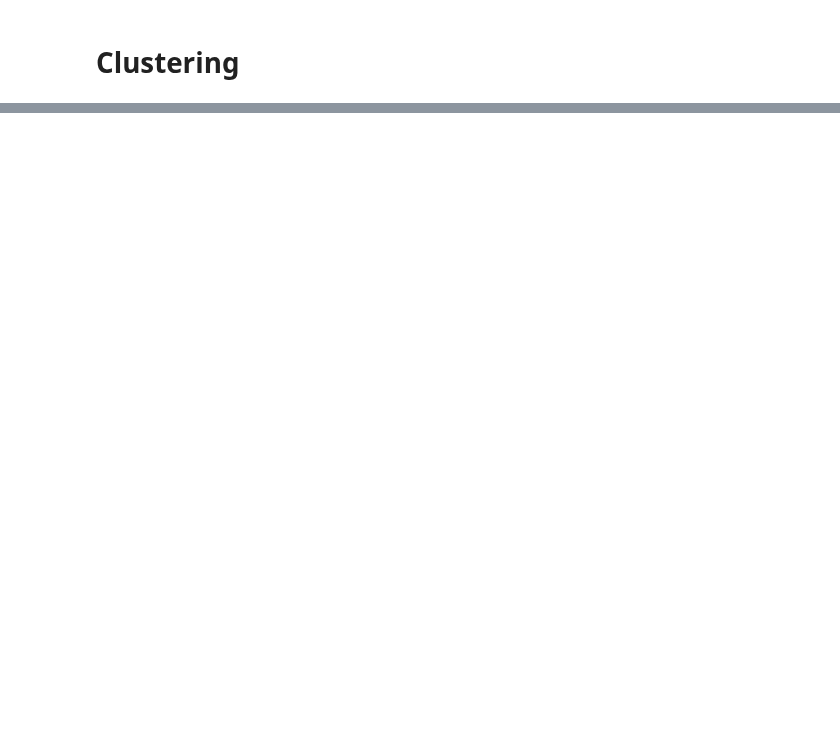
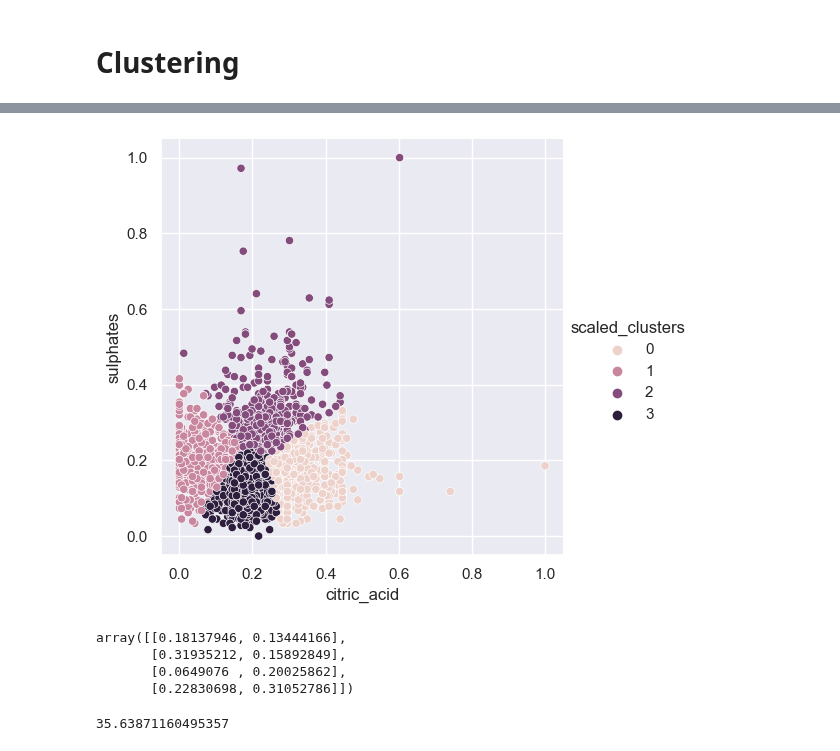
Before and after one commit to wine-clustering-project/wine-cluster, a Jupyter notebook: E_workbook.ipynb, the cells around one changed output, grey strips where cells are left out. Cells and saved outputs as stored; diff of their text form; code cells hidden in the pictures; blank space fills up the shorter version.

```diff
--- a/E_workbook.ipynb
+++ b/E_workbook.ipynb
@@ -391,0 +239,4 @@ Validate/Out-of-Sample:  0.91
+# %%
+kmeans_scale= KMeans(n_clusters=4, random_state = 7)
+
+kmeans_scale.fit(X[['citric_acid', 'sulphates']])
@@ -391,0 +245,4 @@ Validate/Out-of-Sample:  0.91
+# %%
+X['scaled_cluster']= kmeans_scale.predict(f[['citric_acid', 'sulphates']])
+# %%
+X['quality']= df['quality']
@@ -391,0 +258,25 @@ Validate/Out-of-Sample:  0.91
+# %%
+def cluster_relplot(df, f1, f2):
+
+    sns.set(style="darkgrid")
+
+    X = clustering(df, f1, f2)
+
+    sns.relplot(data = X, x = f1, y = f2, hue = 'scaled_cluster')
+
+    return plt.show()
+# %%
+cluster_relplot(train, 'citric_acid', 'sulphates')
+# %% [output]
+[figure, added]
+# %%
+kmeans_scale.cluster_centers_
+# %% [output]
+array([[0.18137946, 0.13444166],
+       [0.31935212, 0.15892849],
+       [0.0649076 , 0.20025862],
+       [0.22830698, 0.31052786]])
+# %%
+kmeans_scale.inertia_
+# %% [output]
+35.63871160495357
```
Also changed, not shown: parts of 101 cells of this notebook, 1 other file.
